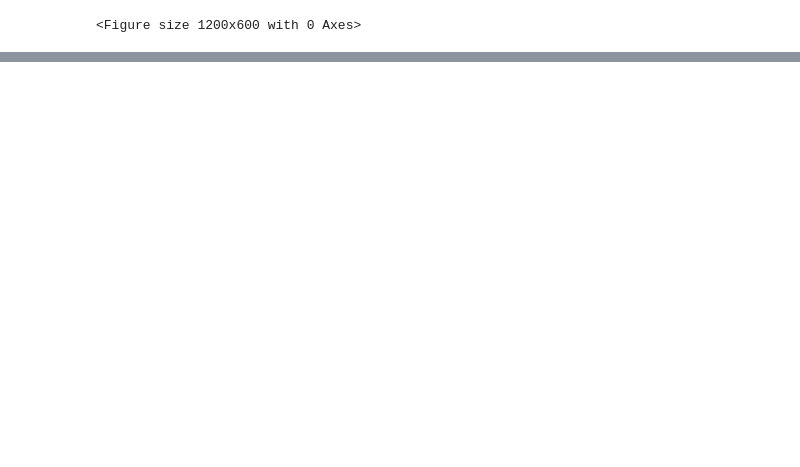
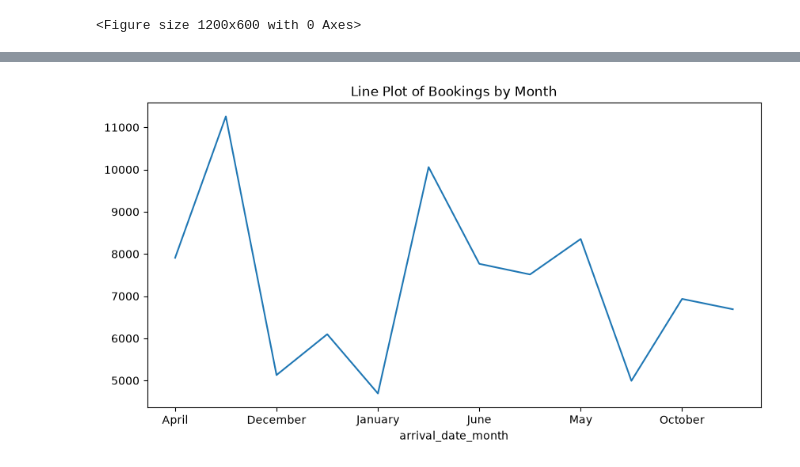
Before and after one commit to gur6356deep-dotcom/Hotel_booking, a Jupyter notebook: training.ipynb, the cells around one changed output, grey strips where cells are left out. Saved outputs shown, nothing was run; the diff lists cells and outputs as text; code cells hidden in the pictures; blank space fills up the shorter version.

```diff
--- a/training.ipynb
+++ b/training.ipynb
@@ -229,0 +323,7 @@ data.drop_duplicates(inplace=True)
+# %%
+plt.figure(figsize=(10,5))
+data['arrival_date_month'].value_counts().sort_index().plot()
+plt.title("Line Plot of Bookings by Month")
+plt.show()
+# %% [output]
+[figure, added]
```
Also changed, not shown: parts of 15 cells of this notebook.
